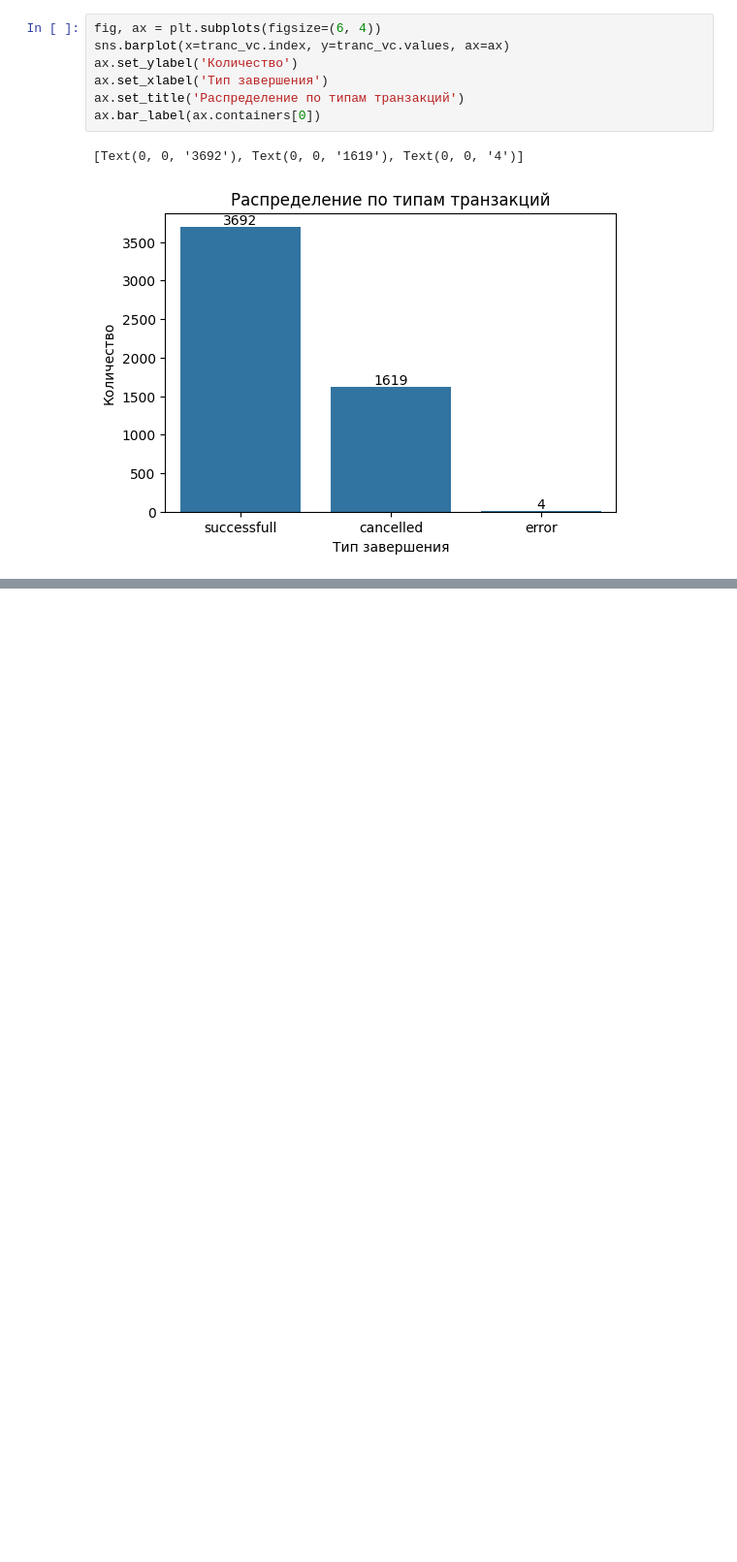
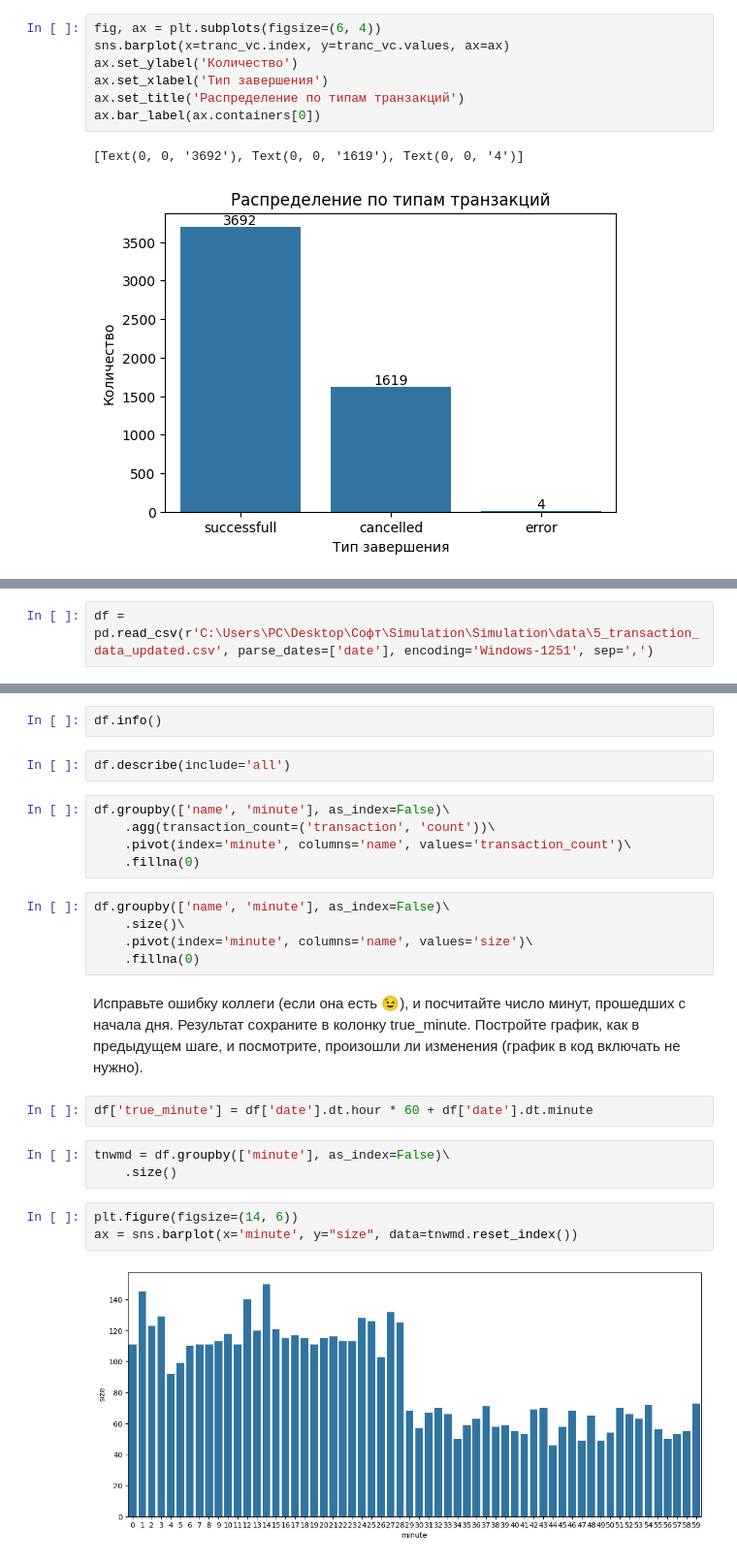
Before and after one commit to Praldmur/Simulation, a Jupyter notebook: mini_project_5.ipynb, the cells around one changed output, grey strips where cells are left out. Shown at 97% size. Saved outputs shown, nothing was run; the diff lists cells and outputs as text; blank space fills up the shorter version.

```diff
--- a/mini_project_5.ipynb
+++ b/mini_project_5.ipynb
@@ -61,0 +89,2 @@ ax.bar_label(ax.containers[0])
+# %%
+df = pd.read_csv(r'C:\Users\PC\Desktop\Софт\Simulation\Simulation\data\5_transaction_data_updated.csv', parse_dates=['date'], encoding='Windows-1251', sep=',')
@@ -61,0 +100,26 @@ ax.bar_label(ax.containers[0])
+# %%
+df.info()
+# %%
+df.describe(include='all')
+# %%
+df.groupby(['name', 'minute'], as_index=False)\
+    .agg(transaction_count=('transaction', 'count'))\
+    .pivot(index='minute', columns='name', values='transaction_count')\
+    .fillna(0)
+# %%
+df.groupby(['name', 'minute'], as_index=False)\
+    .size()\
+    .pivot(index='minute', columns='name', values='size')\
+    .fillna(0)
+# %% [markdown]
+Исправьте ошибку коллеги (если она есть 😉), и посчитайте число минут, прошедших с начала дня. Результат сохраните в колонку true_minute. Постройте график, как в предыдущем шаге, и посмотрите, произошли ли изменения (график в код включать не нужно).
+# %%
+df['true_minute'] = df['date'].dt.hour * 60 + df['date'].dt.minute
+# %%
+tnwmd = df.groupby(['minute'], as_index=False)\
+    .size()
+# %%
+plt.figure(figsize=(14, 6))
+ax = sns.barplot(x='minute', y="size", data=tnwmd.reset_index())
+# %% [output]
+[figure, added]
```
Also changed, not shown: parts of 11 cells of this notebook.
